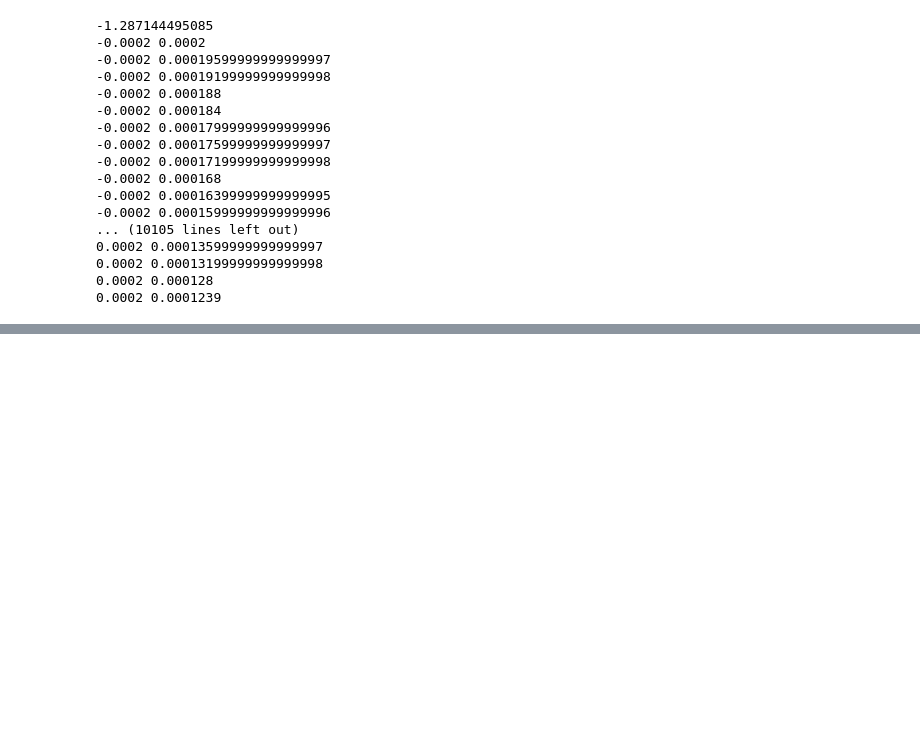
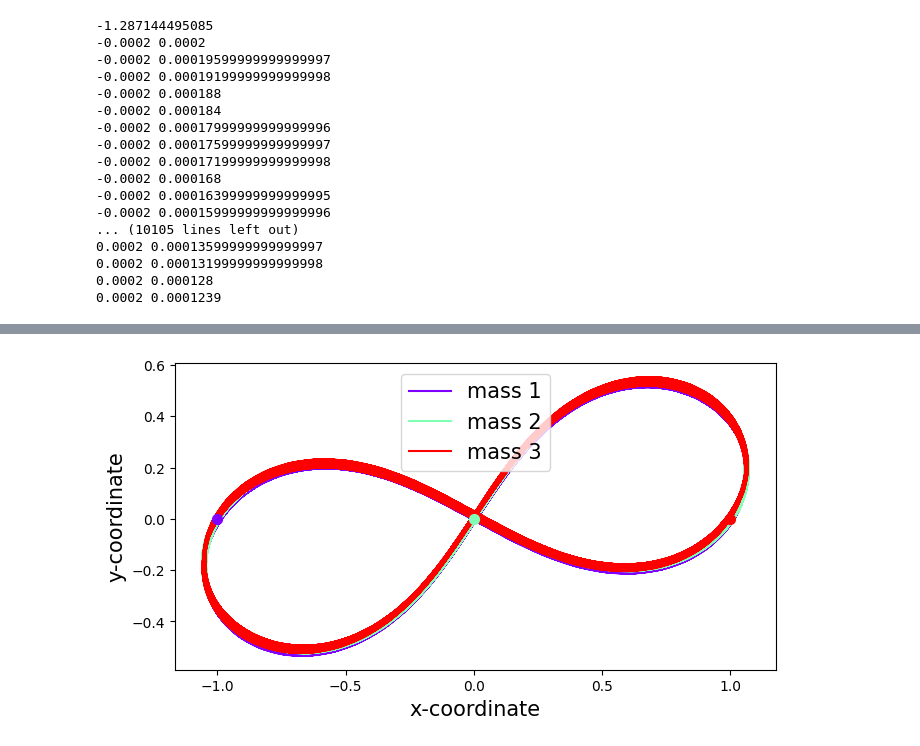
Before and after one commit to williamjones7/Dissertation, a Jupyter notebook: Mass Stability.ipynb, the cells around one changed output, grey strips where cells are left out. Drawn from its saved outputs; the diff is of its cells as text; code cells hidden in the pictures; blank space fills up the shorter version.

```diff
--- a/Mass Stability.ipynb
+++ b/Mass Stability.ipynb
@@ -202,0 +248,4 @@ plt.show()
+# %%
+PlotOrbits(traj)
+# %% [output]
+[figure, added]
```
Also changed, not shown: parts of 7 cells of this notebook, 16 other files.
